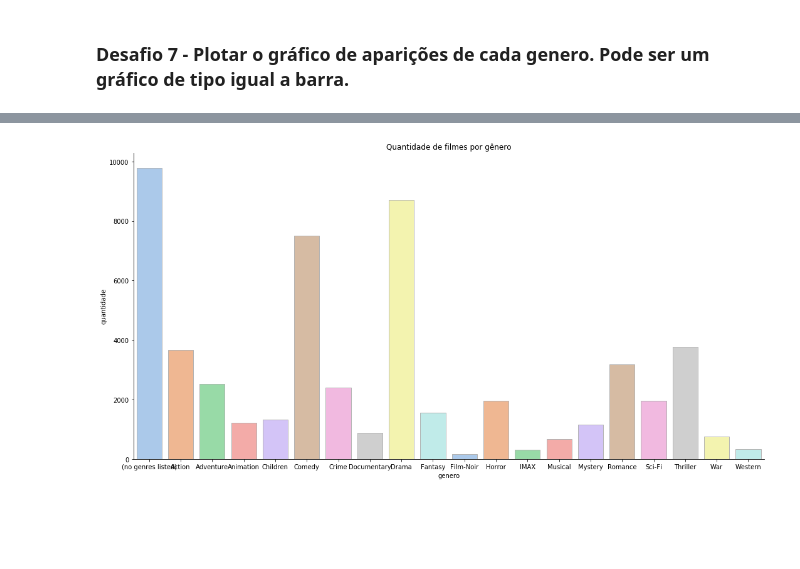
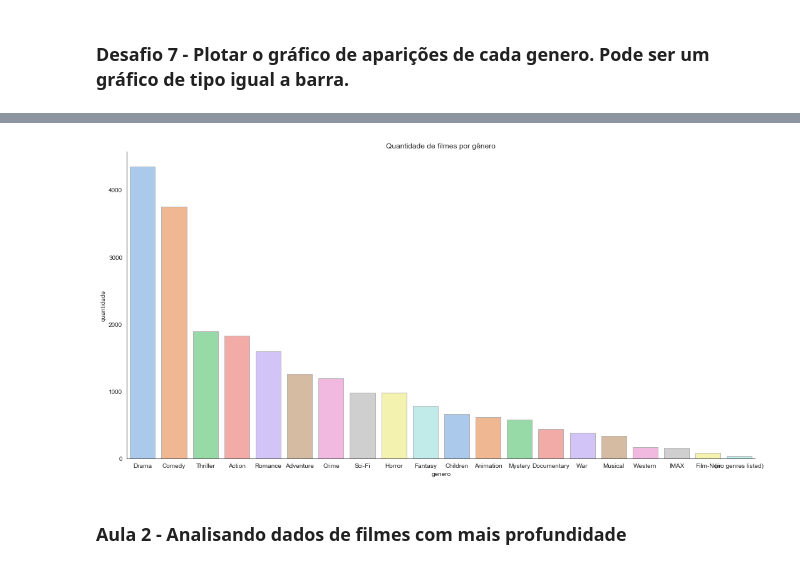
Before and after one commit to mtalaisys/quarentenadados, a Jupyter notebook: QuarentenaDados - MovieLens.ipynb, the cells around one changed output, grey strips where cells are left out. Cells and saved outputs as stored; diff of their text form; code cells hidden in the pictures; blank space fills up the shorter version.

Commit message:
Segunda aula

```diff
--- a/QuarentenaDados - MovieLens.ipynb
+++ b/QuarentenaDados - MovieLens.ipynb
@@ -253,9 +258,9 @@ filmes_final.head()
 generos = filmes_final['generos'].str.split("|").tolist()
 # %%
 #O resultado é uma lista de listas, então precisamos retirar todos os itens de todas as listas.
-lista_gerenos = []
+lista_generos = []
 for i in generos:
-    lista_gerenos.extend(i)
+    lista_generos.extend(i)
 # %%
 #E set para retirar valores duplicados.
 set(lista_generos)
@@ -310,6 +321,8 @@ Counter({None: 9724,
 #Passar o resultado do Counter para um formato que podemos usar no plot (dataframe)
 df_generos = pd.DataFrame.from_dict(dict_generos, orient='index').reset_index()
 df_generos.columns = ["genero", "quantidade"]
+# %%
+df_generos = df_generos.sort_values(by=['quantidade'],ascending=False).reset_index(drop=True)
 # %%
 df_generos
 # %% [output]
@@ -333,4 +345,0 @@ df_generos
-# %%
-#Valores nulos devem ser tratados. Como acima vimos que já existe uma categoria (no genres listed), vamos utilizar a mesma nomenclatura.
-df_generos.fillna(value="(no genres listed)", inplace=True)
-df_generos = df_generos.groupby(['genero']).sum().reset_index()
@@ -346,12 +346,12 @@ df_generos.head()
 # %%
 #Plot
 import seaborn as sns
-import plotly
-import plotly.express as px
-import string
+sns.set_style("white")
 
 sns.catplot(x="genero", y="quantidade", kind = "bar", data=df_generos,ci=None,palette='pastel',edgecolor='.7',height=7.5,aspect=2)
 plt.title('Quantidade de filmes por gênero')
 plt.show()
 # %% [output]
-[figure, old version]
+[figure, new version]
+# %% [markdown]
+### Aula 2 - Analisando dados de filmes com mais profundidade
```
Also changed, not shown: parts of 14 cells of this notebook, 6 other files.
